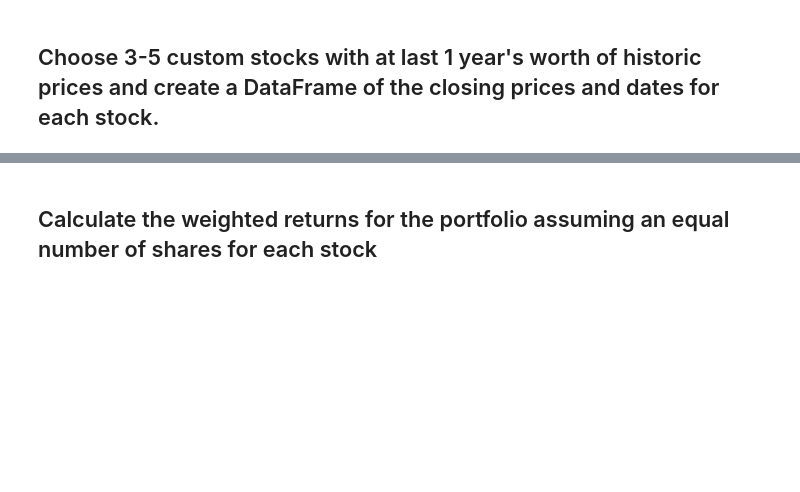
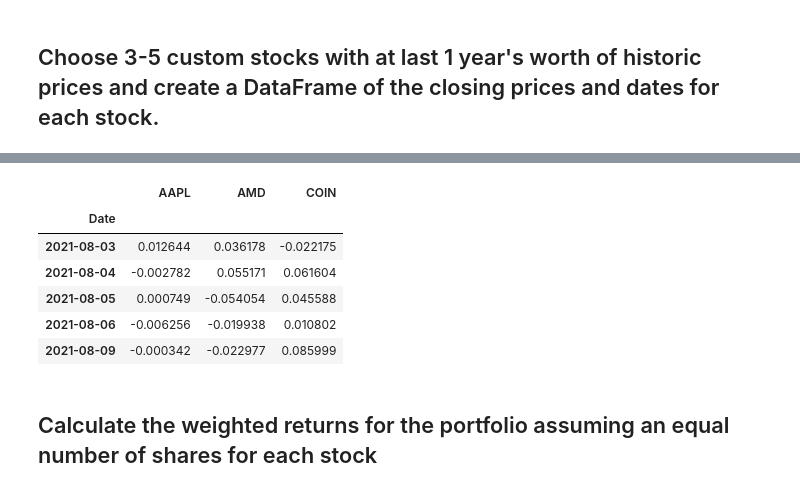
Before and after one commit to Mun-Min/Pandas_Portfolio_Analysis, a Jupyter notebook: main.ipynb, the cells around one changed output, grey strips where cells are left out. Cells and saved outputs as stored; diff of their text form; code cells hidden in the pictures; blank space fills up the shorter version.

```diff
--- a/main.ipynb
+++ b/main.ipynb
@@ -393,9 +459,20 @@ In this section, you will build your own portfolio of stocks, calculate the retu
 # %%
 # Calculate daily returns
+my_portfolio_returns = my_portfolio_stocks.pct_change()
 
 # Drop NAs
+my_portfolio_returns.dropna(inplace = True)
 
 # Display sample data
+my_portfolio_returns.head()
+# %% [output]
+|  | AAPL | AMD | COIN |
+| Date |  |  |  |
+| 2021-08-03 | 0.012644 | 0.036178 | -0.022175 |
+| 2021-08-04 | -0.002782 | 0.055171 | 0.061604 |
+| 2021-08-05 | 0.000749 | -0.054054 | 0.045588 |
+| 2021-08-06 | -0.006256 | -0.019938 | 0.010802 |
+| 2021-08-09 | -0.000342 | -0.022977 | 0.085999 |
 # %% [markdown]
 ## Calculate the weighted returns for the portfolio assuming an equal number of shares for each stock
 # %%
```
Also changed, not shown: parts of 13 cells of this notebook, 4 other files.
